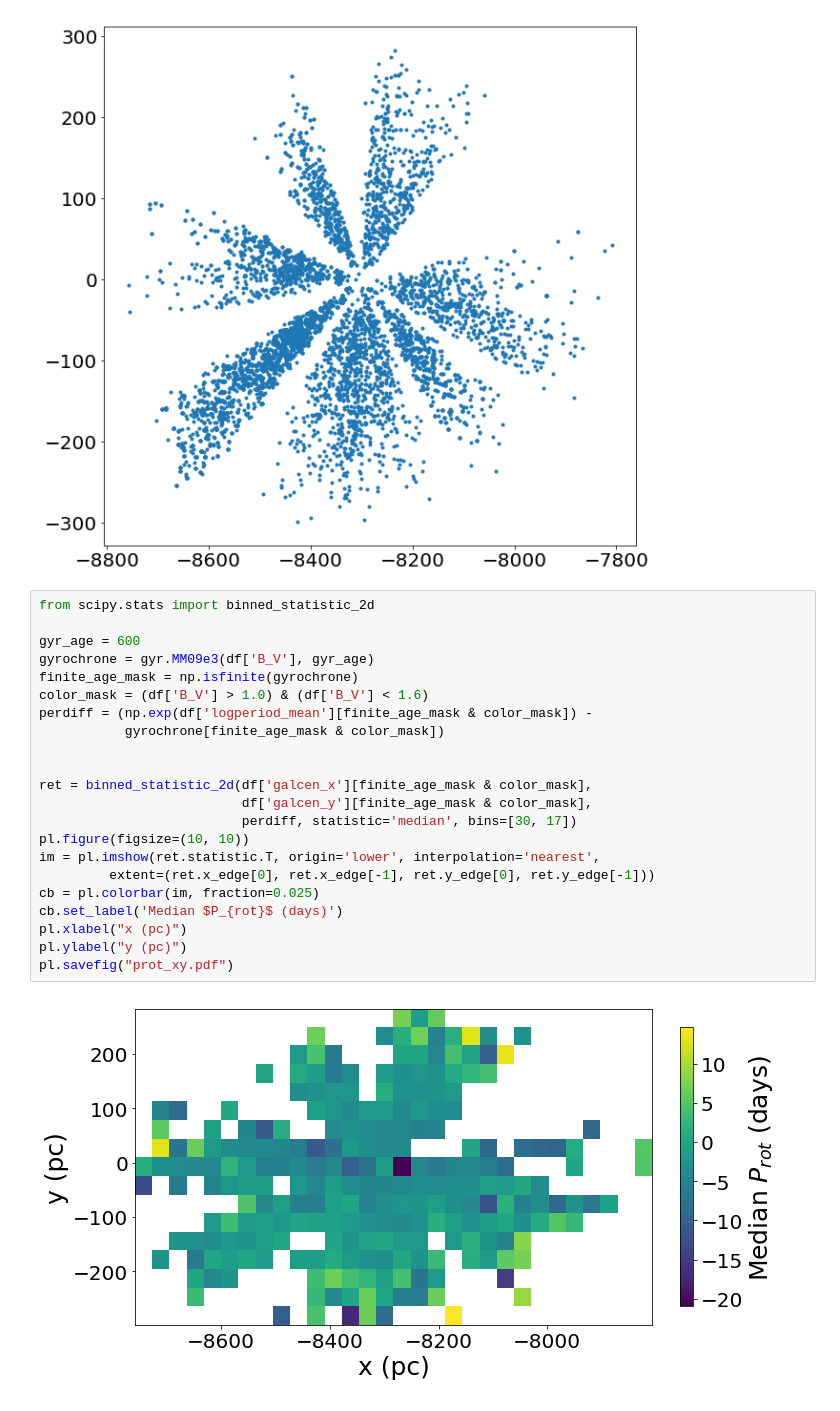
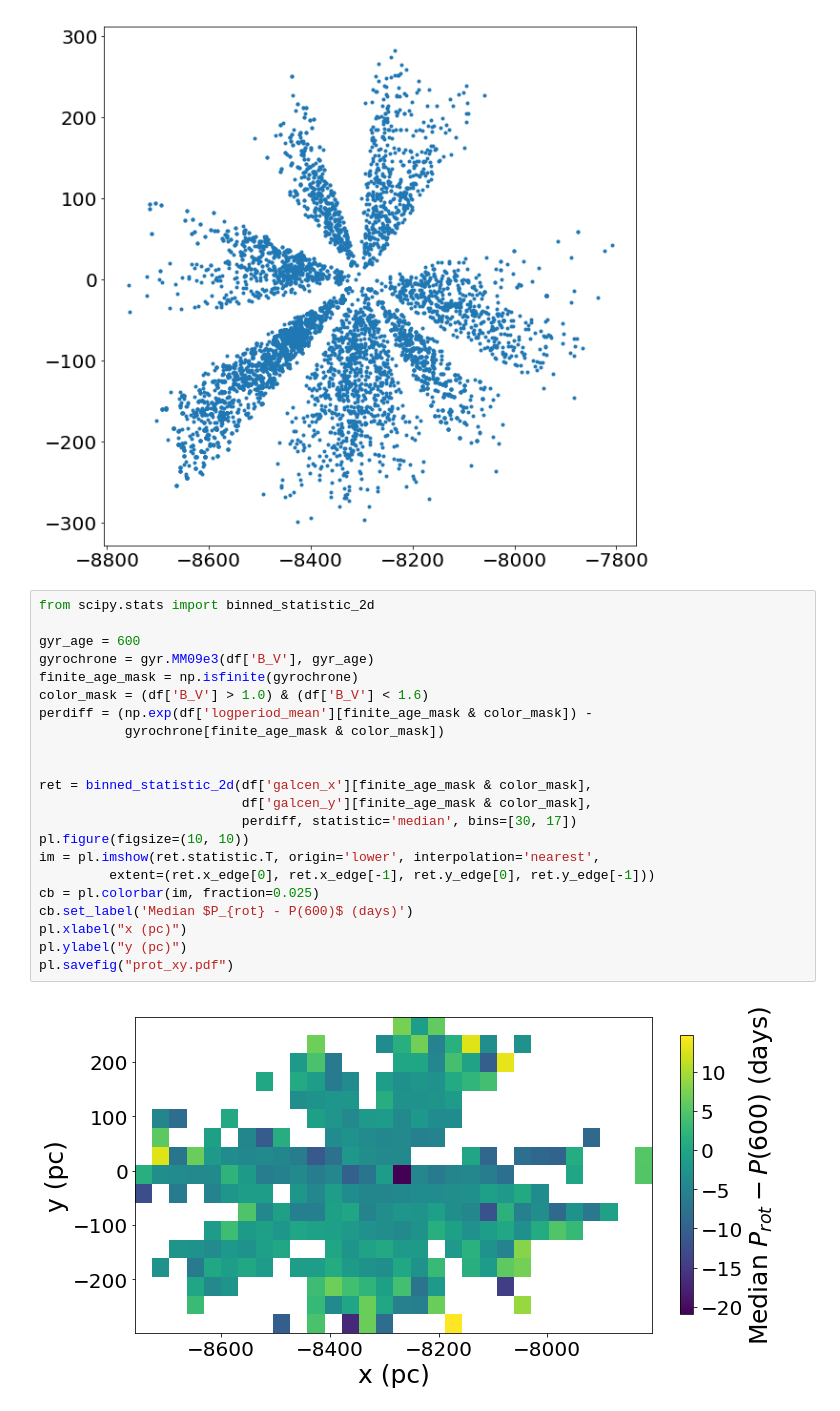
Before and after one commit to tagordon/k2rot, a Jupyter notebook: round/figures/map.ipynb, the cells around one changed output. Drawn from its saved outputs; the diff is of its cells as text.

```diff
--- a/round/figures/map.ipynb
+++ b/round/figures/map.ipynb
@@ -26,27 +26,27 @@ pl.plot(df['galcen_x'], df['galcen_y'], '.')
 # %%
 from scipy.stats import binned_statistic_2d
 
 gyr_age = 600
 gyrochrone = gyr.MM09e3(df['B_V'], gyr_age)
 finite_age_mask = np.isfinite(gyrochrone)
 color_mask = (df['B_V'] > 1.0) & (df['B_V'] < 1.6)
 perdiff = (np.exp(df['logperiod_mean'][finite_age_mask & color_mask]) -
            gyrochrone[finite_age_mask & color_mask])
 
 
 ret = binned_statistic_2d(df['galcen_x'][finite_age_mask & color_mask],
                           df['galcen_y'][finite_age_mask & color_mask],
                           perdiff, statistic='median', bins=[30, 17])
 pl.figure(figsize=(10, 10))
 im = pl.imshow(ret.statistic.T, origin='lower', interpolation='nearest',
          extent=(ret.x_edge[0], ret.x_edge[-1], ret.y_edge[0], ret.y_edge[-1]))
 cb = pl.colorbar(im, fraction=0.025)
-cb.set_label('Median $P_{rot}$ (days)')
+cb.set_label('Median $P_{rot} - P(600)$ (days)')
 pl.xlabel("x (pc)")
 pl.ylabel("y (pc)")
 pl.savefig("prot_xy.pdf")
 # %% [output]
-[figure, old version]
+[figure, new version]
 # %%
 ret = binned_statistic_2d(df['galcen_x'][finite_age_mask & color_mask],
                           df['galcen_z'][finite_age_mask & color_mask],
```
Also changed, not shown: parts of 2 cells of this notebook, 1 other file.
